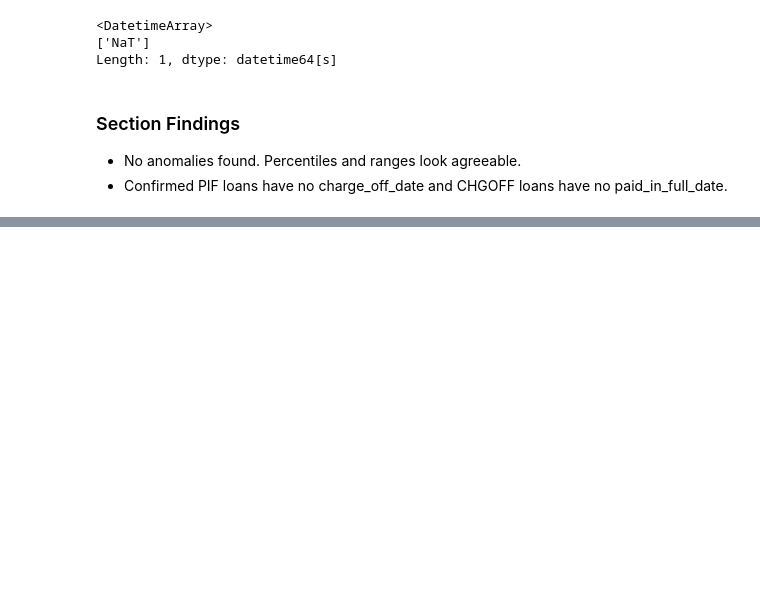
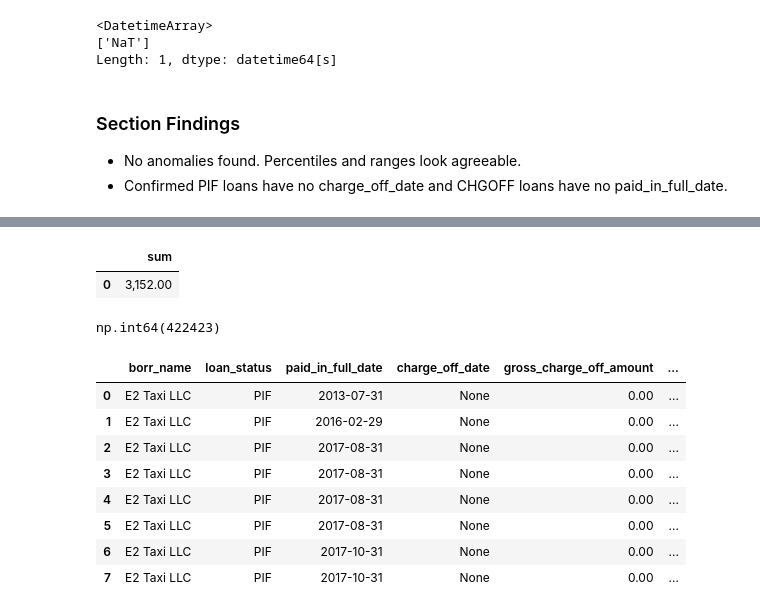
Before and after one commit to jaredhansen0128/sba-7a-credit-risk, a Jupyter notebook: notebooks/01_data_validation.ipynb, the cells around one changed output, grey strips where cells are left out. Saved outputs shown, nothing was run; the diff lists cells and outputs as text; code cells hidden in the pictures; blank space fills up the shorter version.

```diff
--- a/notebooks/01_data_validation.ipynb
+++ b/notebooks/01_data_validation.ipynb
@@ -359,0 +515,46 @@ Length: 1, dtype: datetime64[s]
+# %%
+total_dupes = """
+WITH dupes_query AS (
+    SELECT COUNT(*) AS dupe_count, borr_name, borr_zip, bank_name, gross_approval, approval_date
+    FROM sba.loans_raw
+    WHERE loan_status IN ('PIF', 'CHGOFF')
+    GROUP BY borr_name, borr_zip, bank_name, gross_approval, approval_date
+    HAVING COUNT(*) > 1
+    )
+
+SELECT SUM(dupe_count)
+FROM dupes_query;
+"""
+
+dupes = pd.read_sql_query(total_dupes, engine)
+dupes
+# %% [output]
+|  | sum |
+| 0 | 3,152.00 |
+# %%
+incl['loan_id'].count()
+# %% [output]
+np.int64(422423)
+# %%
+e2_query = """
+SELECT  borr_name, loan_status, paid_in_full_date, charge_off_date,
+        gross_charge_off_amount, first_disbursement_date,
+        initial_interest_rate, term_in_months
+FROM sba.loans_raw
+WHERE borr_name = 'E2 Taxi LLC'
+AND approval_date = '2012-01-13'
+ORDER BY paid_in_full_date;
+"""
+
+e2 = pd.read_sql_query(e2_query, engine)
+e2
+# %% [output]
+|  | borr_name | loan_status | paid_in_full_date | charge_off_date | gross_charge_off_amount | ... |
+| 0 | E2 Taxi LLC | PIF | 2013-07-31 | None | 0.00 | ... |
+| 1 | E2 Taxi LLC | PIF | 2016-02-29 | None | 0.00 | ... |
+| 2 | E2 Taxi LLC | PIF | 2017-08-31 | None | 0.00 | ... |
+| 3 | E2 Taxi LLC | PIF | 2017-08-31 | None | 0.00 | ... |
+| 4 | E2 Taxi LLC | PIF | 2017-08-31 | None | 0.00 | ... |
+| 5 | E2 Taxi LLC | PIF | 2017-08-31 | None | 0.00 | ... |
+| 6 | E2 Taxi LLC | PIF | 2017-10-31 | None | 0.00 | ... |
+| 7 | E2 Taxi LLC | PIF | 2017-10-31 | None | 0.00 | ... |
```
Also changed, not shown: parts of 17 cells of this notebook.
